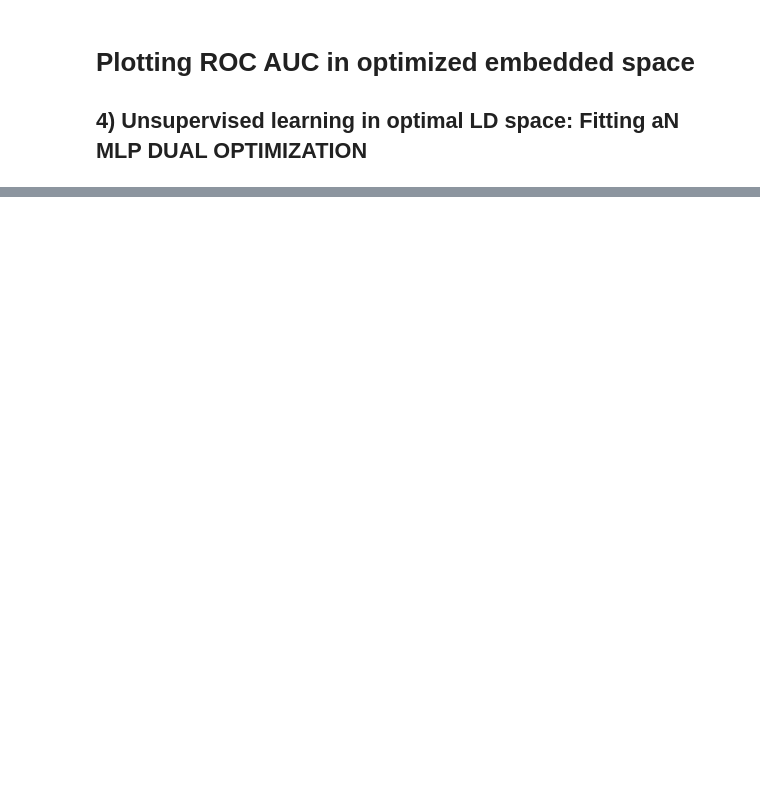
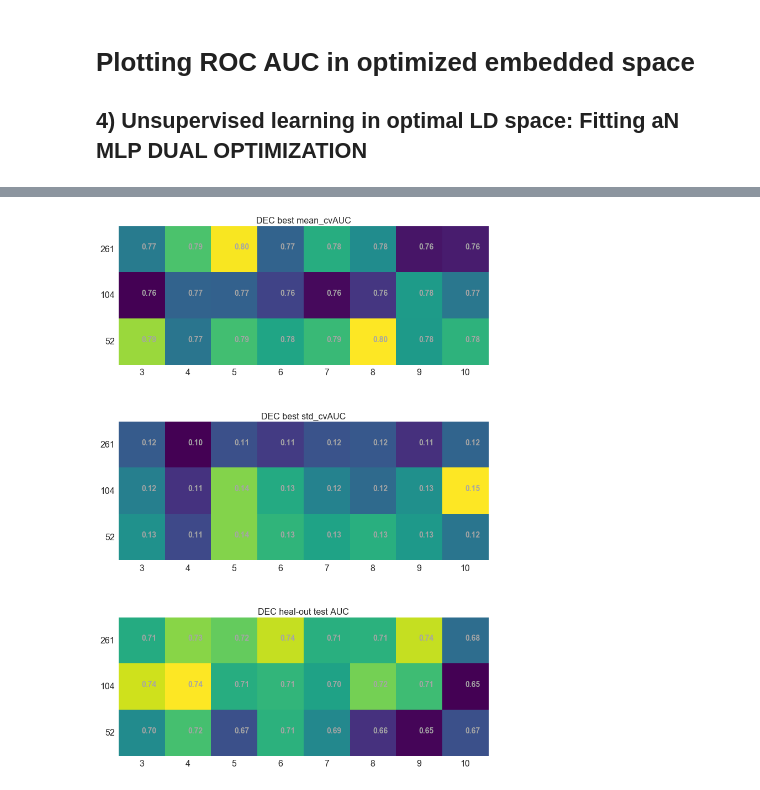
Before and after one commit to cgallego/NME_analysis, a Jupyter notebook: DEC_ROC_decModel_wimgF_dualopt_descStats.ipynb, the cells around one changed output, grey strips where cells are left out. Cells and saved outputs as stored; diff of their text form; code cells hidden in the pictures; blank space fills up the shorter version.

```diff
--- a/DEC_ROC_decModel_wimgF_dualopt_descStats.ipynb
+++ b/DEC_ROC_decModel_wimgF_dualopt_descStats.ipynb
@@ -783,0 +797,31 @@ updating layer parameters: (128L,)
+# %%
+import matplotlib.pyplot as plt
+import numpy as np
+from matplotlib.ticker import MultipleLocator, FixedLocator, FormatStrFormatter
+
+figscoresM, axes = plt.subplots(nrows=3, ncols=1, figsize=(12, 18))
+for k,ax in enumerate(axes.flat):
+    im = ax.imshow(scoresM[:,:,k], cmap='viridis', interpolation='nearest')
+    ax.grid(False)
+    for u in range(len(latent_size)):
+        for v in range(len(varying_mu)):
+            ax.text(v,u,'{:.2f}'.format(scoresM[u,v,k]), color=np.array([0.65,0.65,0.65,1]),
+                         fontdict={'weight': 'bold', 'size': 14})
+    # set ticks
+    ax.xaxis.set_major_locator(FixedLocator(np.linspace(0,9,10)))
+    ax.xaxis.set_major_formatter(FormatStrFormatter('%d'))
+    ax.xaxis.set_minor_locator(MultipleLocator(1))
+
+    mu_labels = [str(mu) for mu in varying_mu]
+    ax.set_xticklabels(mu_labels, minor=False,fontsize=16)
+    ax.yaxis.set_major_locator(FixedLocator(np.linspace(0,2,3)))
+    ax.yaxis.set_major_formatter(FormatStrFormatter('%d'))
+    ax.yaxis.set_minor_locator(MultipleLocator(1))
+
+    znum_labels = [str(znum) for znum in latent_size]
+    ax.set_yticklabels(znum_labels, minor=False,fontsize=16)
+    ax.xaxis.set_label('Zspace dim')
+    ax.yaxis.set_label('# clusters')
+    ax.set_title(scoresM_titles[k],fontsize=16)
+# %% [output]
+[figure, added]
```
Also changed, not shown: parts of 3 cells of this notebook, 4 other files.
